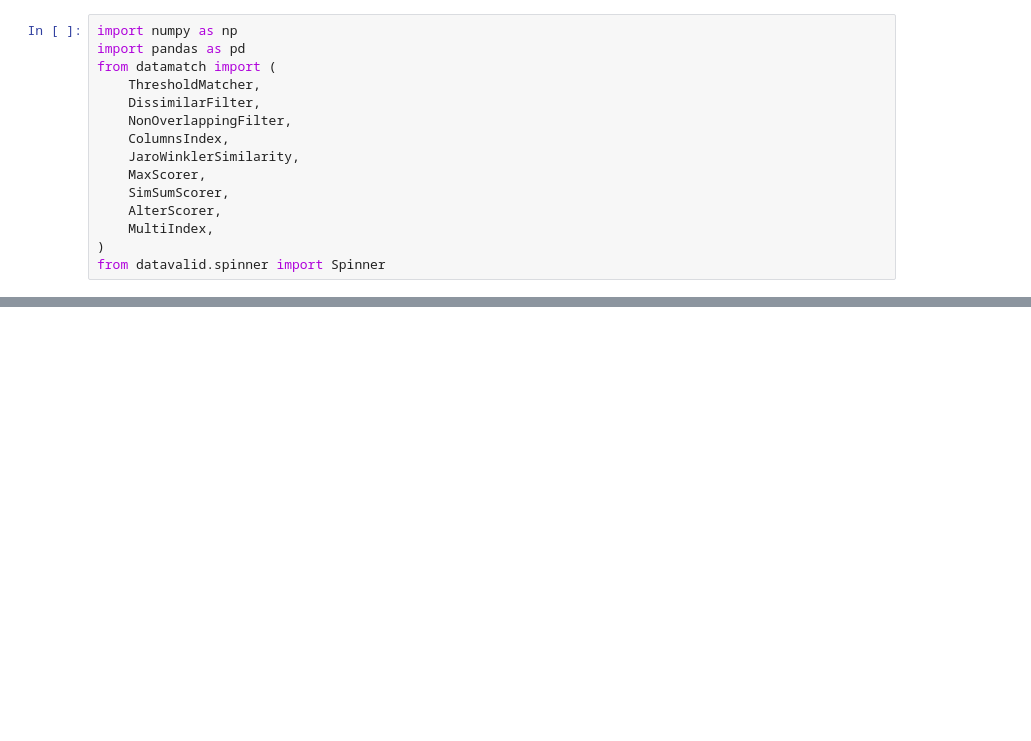
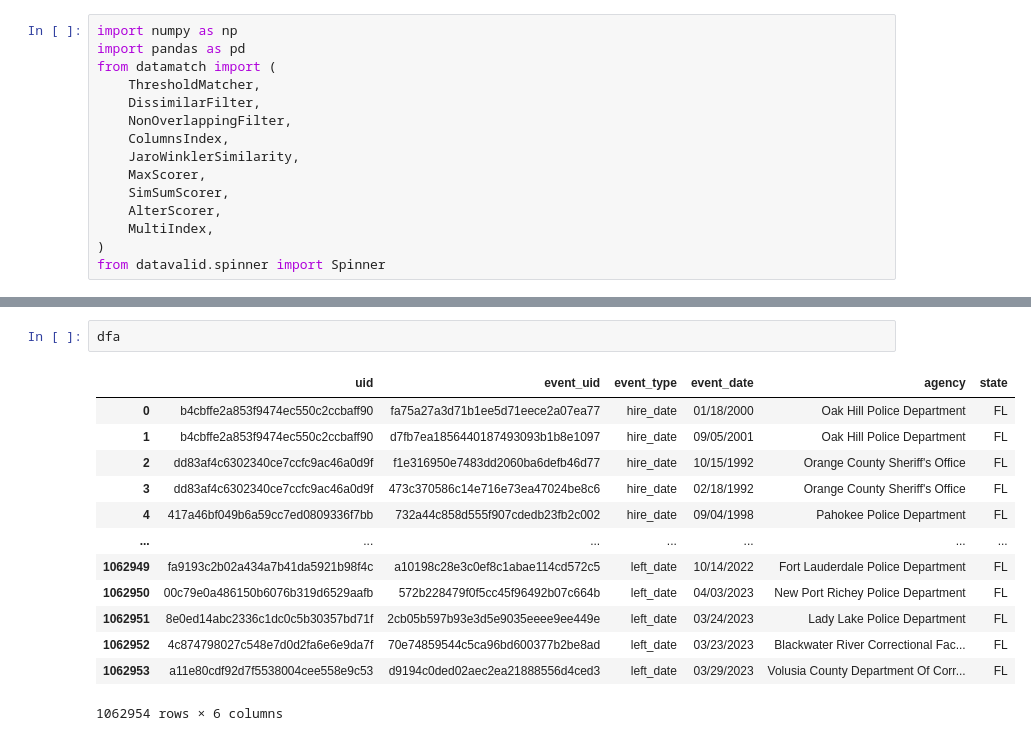
Before and after one commit to ayyubibrahimi/us-post-data, a Jupyter notebook: notebooks/match/fl-ga/match-ga-fl.ipynb, the cells around one changed output, grey strips where cells are left out. Saved outputs shown, nothing was run; the diff lists cells and outputs as text; blank space fills up the shorter version.

```diff
--- a/notebooks/match/fl-ga/match-ga-fl.ipynb
+++ b/notebooks/match/fl-ga/match-ga-fl.ipynb
@@ -81,0 +80,16 @@ events_df
+# %%
+dfa
+# %% [output]
+|  | uid | event_uid | event_type | event_date | agency | state |
+| 0 | b4cbffe2a853f9474ec550c2ccbaff90 | fa75a27a3d71b1ee5d71eece2a07ea77 | hire_date | 01/18/2000 | Oak Hill Police Department | FL |
+| 1 | b4cbffe2a853f9474ec550c2ccbaff90 | d7fb7ea1856440187493093b1b8e1097 | hire_date | 09/05/2001 | Oak Hill Police Department | FL |
+| 2 | dd83af4c6302340ce7ccfc9ac46a0d9f | f1e316950e7483dd2060ba6defb46d77 | hire_date | 10/15/1992 | Orange County Sheriff's Office | FL |
+| 3 | dd83af4c6302340ce7ccfc9ac46a0d9f | 473c370586c14e716e73ea47024be8c6 | hire_date | 02/18/1992 | Orange County Sheriff's Office | FL |
+| 4 | 417a46bf049b6a59cc7ed0809336f7bb | 732a44c858d555f907cdedb23fb2c002 | hire_date | 09/04/1998 | Pahokee Police Department | FL |
+| ... | ... | ... | ... | ... | ... | ... |
+| 1062949 | fa9193c2b02a434a7b41da5921b98f4c | a10198c28e3c0ef8c1abae114cd572c5 | left_date | 10/14/2022 | Fort Lauderdale Police Department | FL |
+| 1062950 | 00c79e0a486150b6076b319d6529aafb | 572b228479f0f5cc45f96492b07c664b | left_date | 04/03/2023 | New Port Richey Police Department | FL |
+| 1062951 | 8e0ed14abc2336c1dc0c5b30357bd71f | 2cb05b597b93e3d5e9035eeee9ee449e | left_date | 03/24/2023 | Lady Lake Police Department | FL |
+| 1062952 | 4c874798027c548e7d0d2fa6e6e9da7f | 70e74859544c5ca96bd600377b2be8ad | left_date | 03/23/2023 | Blackwater River Correctional Fac... | FL |
+| 1062953 | a11e80cdf92d7f5538004cee558e9c53 | d9194c0ded02aec2ea21888556d4ced3 | left_date | 03/29/2023 | Volusia County Department Of Corr... | FL |
+1062954 rows × 6 columns
```
Also changed, not shown: parts of 6 cells of this notebook, 7 other files.
